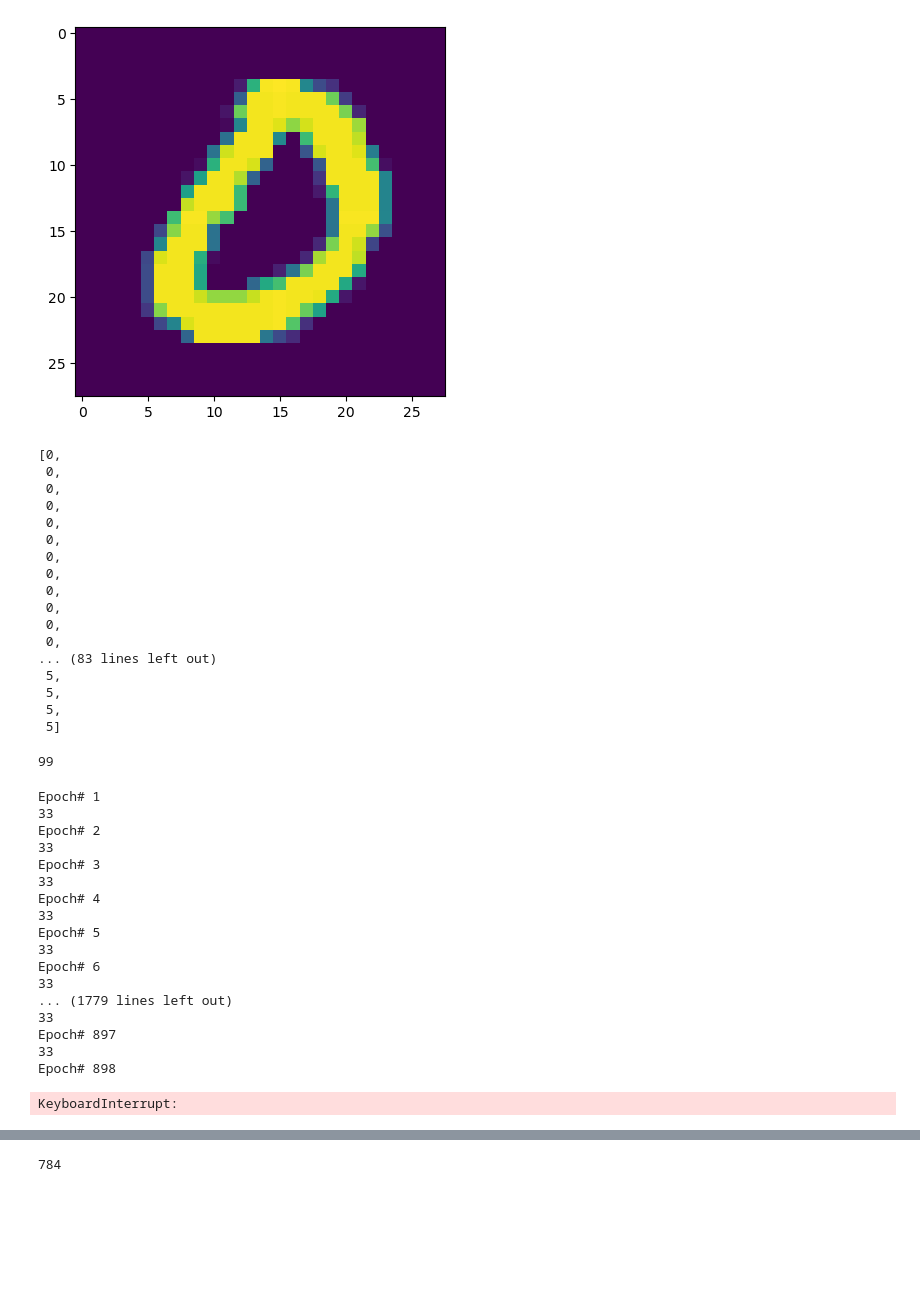
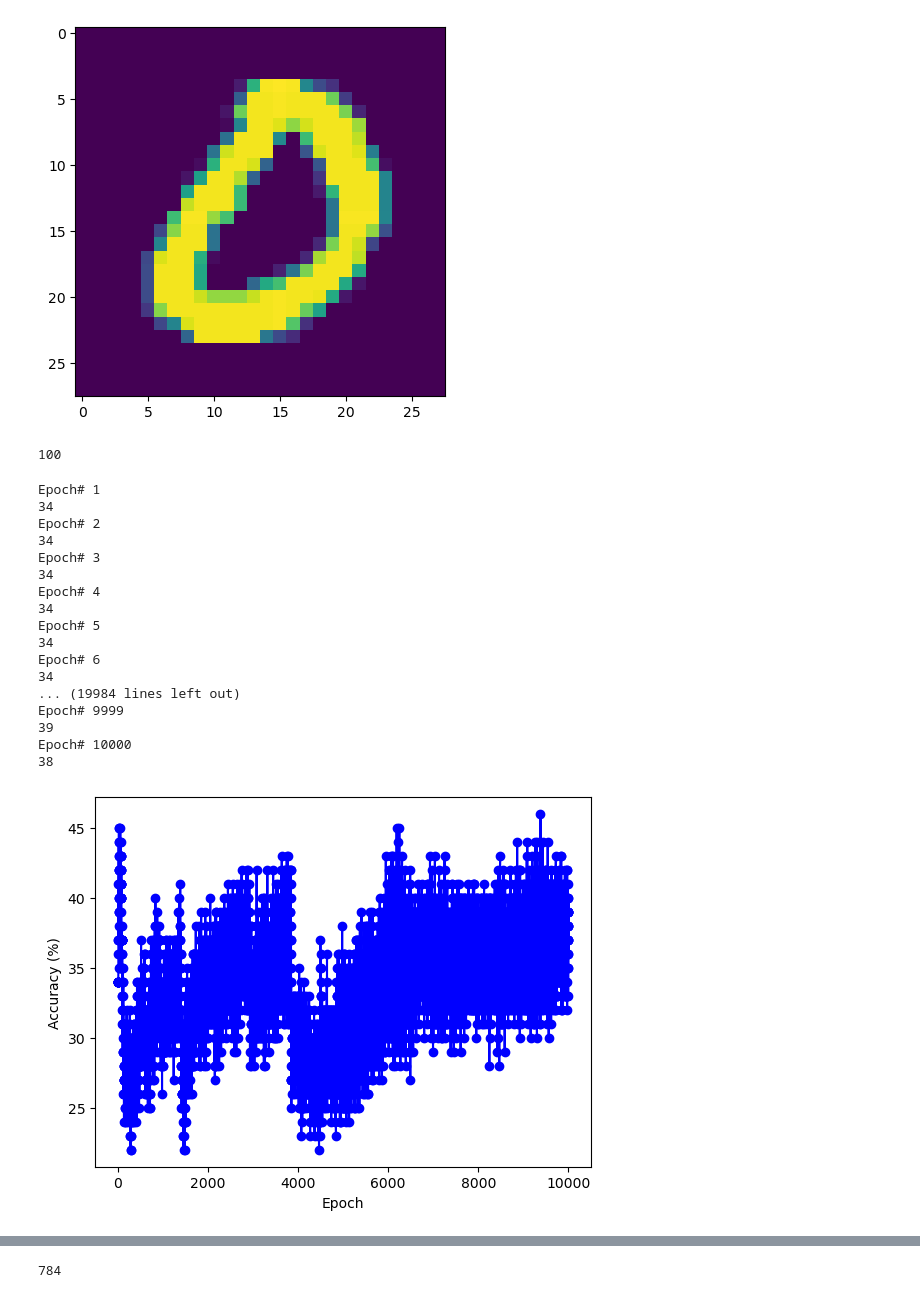
Before and after one commit to prayaspatnaik21/NNForCircuits, a Jupyter notebook: Local Learning Matlab conversion.ipynb, the cells around one changed output, grey strips where cells are left out. Saved outputs shown, nothing was run; the diff lists cells and outputs as text; code cells hidden in the pictures; blank space fills up the shorter version.

```diff
--- a/Local Learning Matlab conversion.ipynb
+++ b/Local Learning Matlab conversion.ipynb
@@ -147,6 +147,8 @@ from tensorflow.keras.datasets import mnist
 # %%
 # train_filter = np.where((Y_train == 0 ) | (Y_train == 1) | (Y_train == 5))
 # test_filter = np.where((Y_test == 0) | (Y_test == 1) | (Y_test == 5))
+# %%
+X_train = X_train/255.0
 # %%
 train_filter_0 = np.where(Y_train == 0)
 test_filter_0 = np.where(Y_test == 0)
@@ -170,31 +172,11 @@ plt.imshow(X_train_filter_0[34])
 # %% [output]
 <matplotlib.image.AxesImage at 0x...>
 [figure]
-# %%
-Y_train_filter
-# %% [output]
-[0,
- 0,
- 0,
- 0,
- 0,
- 0,
- 0,
- 0,
- 0,
- 0,
- 0,
- 0,
-... (83 lines left out)
- 5,
- 5,
- 5,
- 5]
 # %%
 flattenImage = []
 Y_train_filter = []
 
-for image_ in X_train_filter_0[:33]:
+for image_ in X_train_filter_0[:34]:
     image_ = image_.flatten()
     flattenImage.append(image_)
     Y_train_filter.append(0)
@@ -213,7 +195,7 @@ flattenImage, Y_train_filter = shuffle(flattenImage, Y_train_filter, random_stat
 # %%
 len(flattenImage)
 # %% [output]
-99
+100
 # %%
 import numpy as np
 import matplotlib.pyplot as plt
@@ -227,18 +209,17 @@ alpha = 0.00001
 w_thresh = 20
 leak = 0.5
 fire_thresh = 10
-wu_thresh = 1
+wu_thresh = 100
 
-ep = 1000
+ep = 10000
 
-acc_plot = np.zeros(ep)
-
+acc_plot = []
 for k in range(ep):
     print("Epoch#", k+1)
 
     acc = 0
 
-    for i in range(99):
+    for i in range(0,99):
         AA = flattenImage[i]
         A_m = np.dot(AA, W1)
 
@@ -282,45 +263,47 @@ for k in range(ep):
         if predict == Y_train_filter[i]:
             acc += 1
 
-    acc_plot[k] = (acc / 100) * 100
+
+    print(acc)
+    acc_plot.append((acc / 100) * 100)
 
     count_correct = 0
     comp = np.zeros((99, 2))
 
     for i in range(99):
         comp[i, 0] = Y_train_filter[i]
         comp[i, 1] = predict
 
         if comp[i, 0] == comp[i, 1]:
             count_correct += 1
 
     count_correct_store = count_correct
-    print(count_correct_store)
+#     print(count_correct_store)
 
     if acc_plot[k] >= 70:
         comp_s = comp
 
 plt.plot(range(1, ep + 1), acc_plot, "b-o")
 plt.xlabel('Epoch')
 plt.ylabel('Accuracy (%)')
 plt.show()
 # %% [output]
 Epoch# 1
-33
+34
 Epoch# 2
-33
+34
 Epoch# 3
-33
+34
 Epoch# 4
-33
+34
 Epoch# 5
-33
+34
 Epoch# 6
-33
-... (1779 lines left out)
-33
-Epoch# 897
-33
-Epoch# 898
+34
+... (19984 lines left out)
+Epoch# 9999
+39
+Epoch# 10000
+38
-KeyboardInterrupt:
+[figure, added]
 # %%
```
Also changed, not shown: parts of 13 cells of this notebook, 3 other files.
